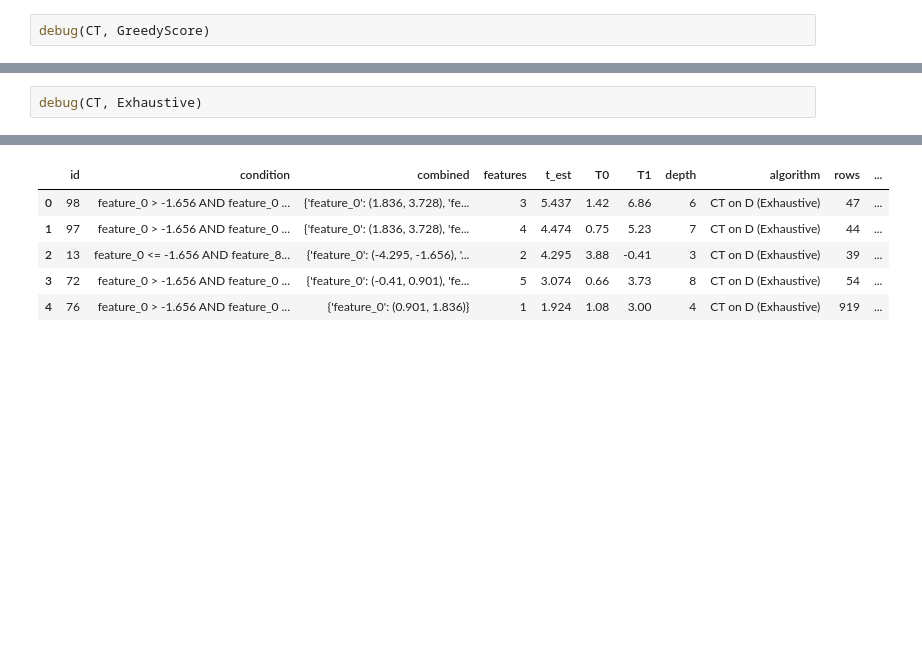
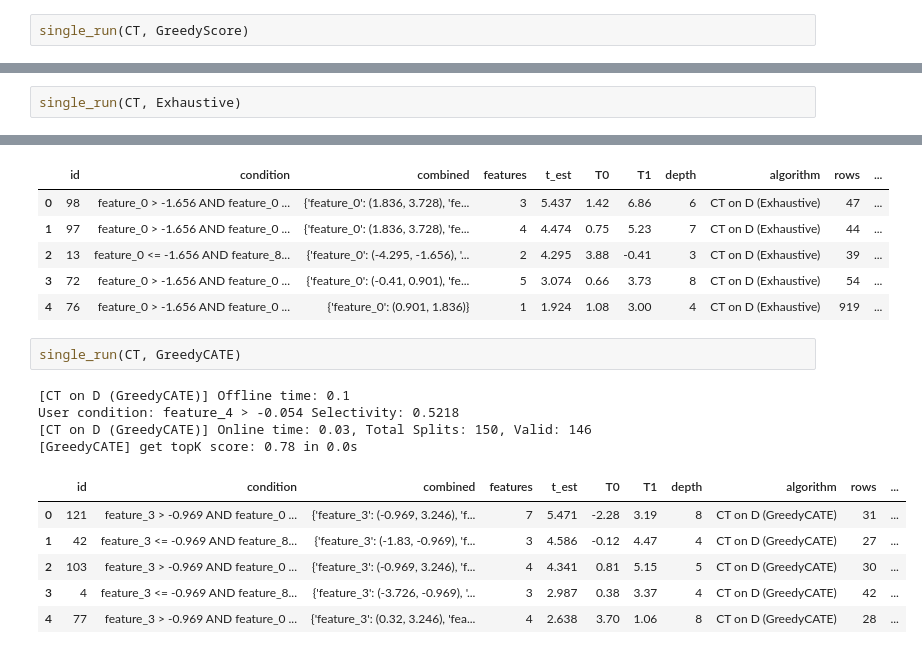
Before and after one commit to antonismand/Query-Driven-Data-Exploration-with-Heterogeneous-Treatment-Effects, a Jupyter notebook: debug.ipynb, the cells around one changed output, grey strips where cells are left out. Saved outputs shown, nothing was run; the diff lists cells and outputs as text; blank space fills up the shorter version.

```diff
--- a/debug.ipynb
+++ b/debug.ipynb
@@ -12,5 +9,5 @@ The autoreload extension is already loaded. To reload it, use:
 # %%
-debug(CT, GreedyScore)
+single_run(CT, GreedyScore)
 # %% [output]
 [CT on D (GreedyScore)] Offline time: 0.09
 User condition: feature_6 > -0.203 Selectivity: 0.584
@@ -23,7 +20,7 @@ User condition: feature_6 > -0.203 Selectivity: 0.584
 | 3 | 74 | feature_0 > -1.656 AND feature_0 ... | {'feature_0': (-0.41, 0.901), 'fe... | 3 | 3.723 | 0.64 | 4.37 | 6 | CT on D (GreedyScore) | 94 | ... |
 | 4 | 72 | feature_0 > -1.656 AND feature_0 ... | {'feature_0': (-0.41, 0.901), 'fe... | 5 | 3.074 | 0.66 | 3.73 | 8 | CT on D (GreedyScore) | 54 | ... |
 # %%
-debug(CT, Exhaustive)
+single_run(CT, Exhaustive)
 # %% [output]
 [CT on D (Exhaustive)] Offline time: 0.09
 User condition: feature_6 > -0.203 Selectivity: 0.584
@@ -35,4 +32,17 @@ User condition: feature_6 > -0.203 Selectivity: 0.584
 | 2 | 13 | feature_0 <= -1.656 AND feature_8... | {'feature_0': (-4.295, -1.656), '... | 2 | 4.295 | 3.88 | -0.41 | 3 | CT on D (Exhaustive) | 39 | ... |
 | 3 | 72 | feature_0 > -1.656 AND feature_0 ... | {'feature_0': (-0.41, 0.901), 'fe... | 5 | 3.074 | 0.66 | 3.73 | 8 | CT on D (Exhaustive) | 54 | ... |
 | 4 | 76 | feature_0 > -1.656 AND feature_0 ... | {'feature_0': (0.901, 1.836)} | 1 | 1.924 | 1.08 | 3.00 | 4 | CT on D (Exhaustive) | 919 | ... |
+# %%
+single_run(CT, GreedyCATE)
+# %% [output]
+[CT on D (GreedyCATE)] Offline time: 0.1
+User condition: feature_4 > -0.054 Selectivity: 0.5218
+[CT on D (GreedyCATE)] Online time: 0.03, Total Splits: 150, Valid: 146
+[GreedyCATE] get topK score: 0.78 in 0.0s
+|  | id | condition | combined | features | t_est | T0 | T1 | depth | algorithm | rows | ... |
+| 0 | 121 | feature_3 > -0.969 AND feature_0 ... | {'feature_3': (-0.969, 3.246), 'f... | 7 | 5.471 | -2.28 | 3.19 | 8 | CT on D (GreedyCATE) | 31 | ... |
+| 1 | 42 | feature_3 <= -0.969 AND feature_8... | {'feature_3': (-1.83, -0.969), 'f... | 3 | 4.586 | -0.12 | 4.47 | 4 | CT on D (GreedyCATE) | 27 | ... |
+| 2 | 103 | feature_3 > -0.969 AND feature_0 ... | {'feature_3': (-0.969, 3.246), 'f... | 4 | 4.341 | 0.81 | 5.15 | 5 | CT on D (GreedyCATE) | 30 | ... |
+| 3 | 4 | feature_3 <= -0.969 AND feature_8... | {'feature_3': (-3.726, -0.969), '... | 3 | 2.987 | 0.38 | 3.37 | 4 | CT on D (GreedyCATE) | 42 | ... |
+| 4 | 77 | feature_3 > -0.969 AND feature_0 ... | {'feature_3': (0.32, 3.246), 'fea... | 4 | 2.638 | 3.70 | 1.06 | 8 | CT on D (GreedyCATE) | 28 | ... |
 # %%
```
Also changed, not shown: parts of 6 cells of this notebook, 7 other files.
